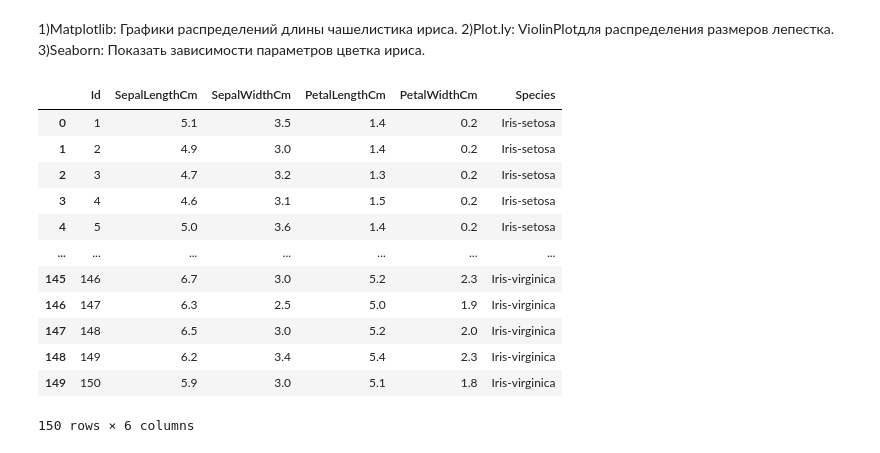
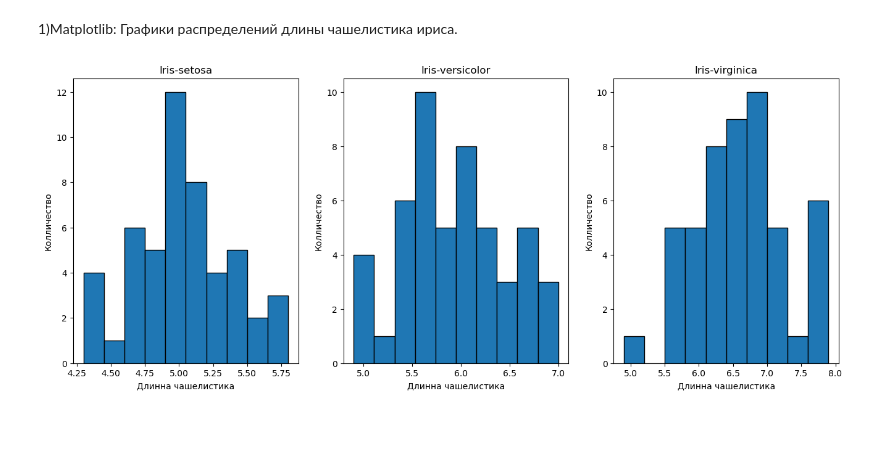
Before and after one commit to pluggarose/Lab2, a Jupyter notebook: Lab2.ipynb, the cells around one changed output. Cells and saved outputs as stored; diff of their text form; code cells hidden in the pictures; blank space fills up the shorter version.

```diff
--- a/Lab2.ipynb
+++ b/Lab2.ipynb
@@ -4,24 +7,30 @@ import matplotlib.pyplot as plt
 # %% [markdown]
 1)Matplotlib: Графики  распределений  длины  чашелистика ириса.
-2)Plot.ly: ViolinPlotдля распределения размеров лепестка.
-3)Seaborn: Показать зависимости параметров цветка ириса.
-# %%
-data_csv = pd.read_csv('Iris.csv')
-# data_csv = data_csv.groupby(['Species']).mean()
-setosa = data_csv[data_csv['Species'] == 'Iris-setosa']
-virginica = data_csv[data_csv['']]
-data_csv
-# %% [output]
-|  | Id | SepalLengthCm | SepalWidthCm | PetalLengthCm | PetalWidthCm | Species |
-| 0 | 1 | 5.1 | 3.5 | 1.4 | 0.2 | Iris-setosa |
-| 1 | 2 | 4.9 | 3.0 | 1.4 | 0.2 | Iris-setosa |
-| 2 | 3 | 4.7 | 3.2 | 1.3 | 0.2 | Iris-setosa |
-| 3 | 4 | 4.6 | 3.1 | 1.5 | 0.2 | Iris-setosa |
-| 4 | 5 | 5.0 | 3.6 | 1.4 | 0.2 | Iris-setosa |
-| ... | ... | ... | ... | ... | ... | ... |
-| 145 | 146 | 6.7 | 3.0 | 5.2 | 2.3 | Iris-virginica |
-| 146 | 147 | 6.3 | 2.5 | 5.0 | 1.9 | Iris-virginica |
-| 147 | 148 | 6.5 | 3.0 | 5.2 | 2.0 | Iris-virginica |
-| 148 | 149 | 6.2 | 3.4 | 5.4 | 2.3 | Iris-virginica |
-| 149 | 150 | 5.9 | 3.0 | 5.1 | 1.8 | Iris-virginica |
-150 rows × 6 columns
+# %%
+data_csv = pd.read_csv('Iris.csv')
+# data_csv = data_csv.groupby(['Species']).mean()
+setosa = data_csv[data_csv['Species'] == 'Iris-setosa']
+versicolor = data_csv[data_csv['Species'] == 'Iris-versicolor']
+virginica = data_csv[data_csv['Species'] == 'Iris-virginica']
+
+fig1, (ax1,ax2,ax3) = plt.subplots(1, 3, figsize=(16, 6));
+ax1.hist(setosa['SepalLengthCm'], bins=10, edgecolor='black')
+ax1.set_title('Iris-setosa')
+
+ax2.hist(versicolor['SepalLengthCm'], bins=10, edgecolor='black')
+ax2.set_title('Iris-versicolor')
+
+ax3.hist(virginica['SepalLengthCm'], bins=10, edgecolor='black')
+ax3.set_title('Iris-virginica')
+
+for ax in [ax1, ax2, ax3]:
+    ax.set_xlabel('Длинна чашелистика')
+    ax.set_ylabel('Колличество')
+
+# plt.hist(x, setosa['SepalLengthCm'], label='Iris-setosa')
+# plt.plot(x, versicolor['SepalLengthCm'], label='Iris-versicolor')
+# plt.plot(x, virginica['SepalLengthCm'], label='Iris-virginica')
+
+plt.show()
+# %% [output]
+[figure, added]
```
Also changed, not shown: parts of 6 cells of this notebook.
